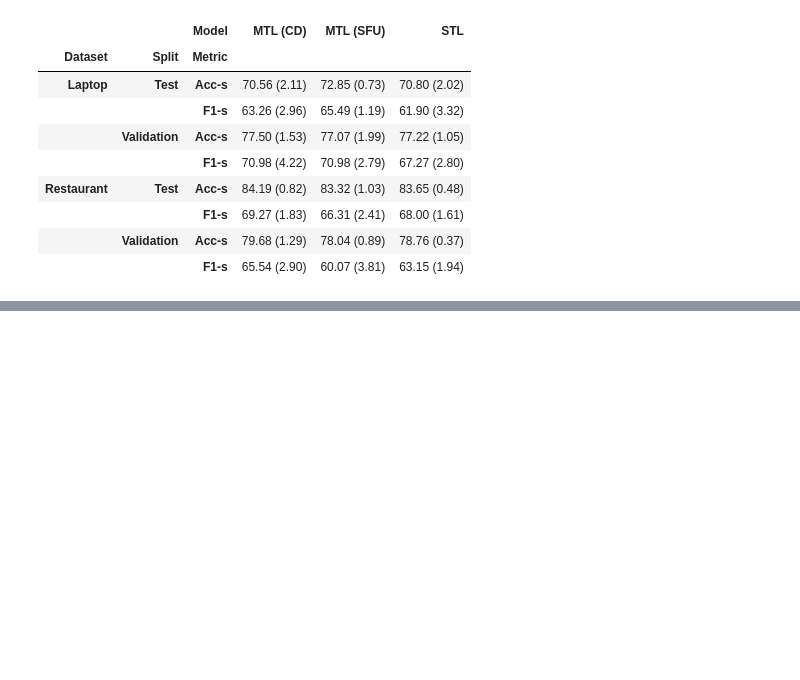
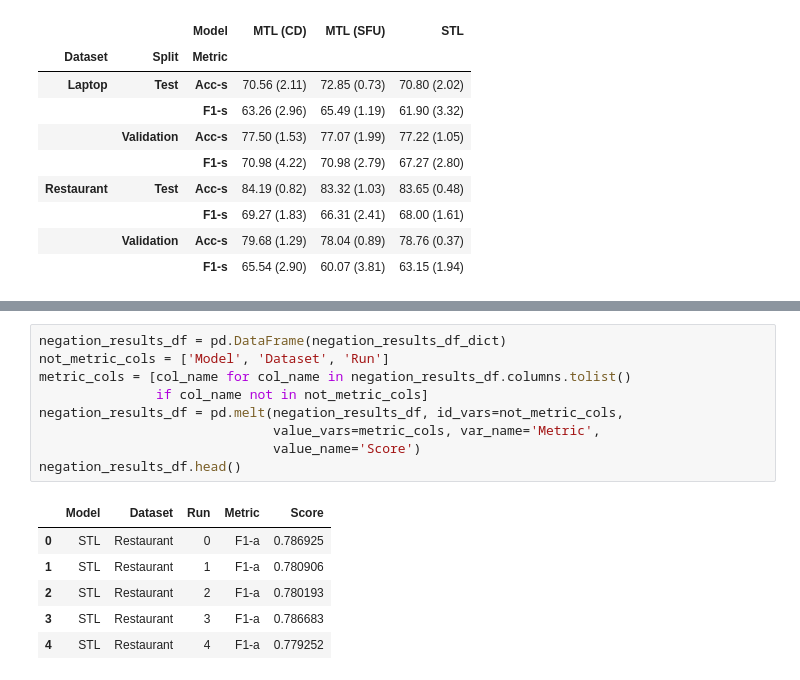
Before and after one commit to jerbarnes/multitask_negation_for_targeted_sentiment, a Jupyter notebook: notebooks/Evaluation_Metrics.ipynb, the cells around one changed output, grey strips where cells are left out. Drawn from its saved outputs; the diff is of its cells as text; blank space fills up the shorter version.

```diff
--- a/notebooks/Evaluation_Metrics.ipynb
+++ b/notebooks/Evaluation_Metrics.ipynb
@@ -212,0 +289,16 @@ pd.pivot_table(values='Score',
+# %%
+negation_results_df = pd.DataFrame(negation_results_df_dict)
+not_metric_cols = ['Model', 'Dataset', 'Run']
+metric_cols = [col_name for col_name in negation_results_df.columns.tolist()
+               if col_name not in not_metric_cols]
+negation_results_df = pd.melt(negation_results_df, id_vars=not_metric_cols,
+                              value_vars=metric_cols, var_name='Metric',
+                              value_name='Score')
+negation_results_df.head()
+# %% [output]
+|  | Model | Dataset | Run | Metric | Score |
+| 0 | STL | Restaurant | 0 | F1-a | 0.786925 |
+| 1 | STL | Restaurant | 1 | F1-a | 0.780906 |
+| 2 | STL | Restaurant | 2 | F1-a | 0.780193 |
+| 3 | STL | Restaurant | 3 | F1-a | 0.786683 |
+| 4 | STL | Restaurant | 4 | F1-a | 0.779252 |
```
Also changed, not shown: parts of 12 cells of this notebook.
